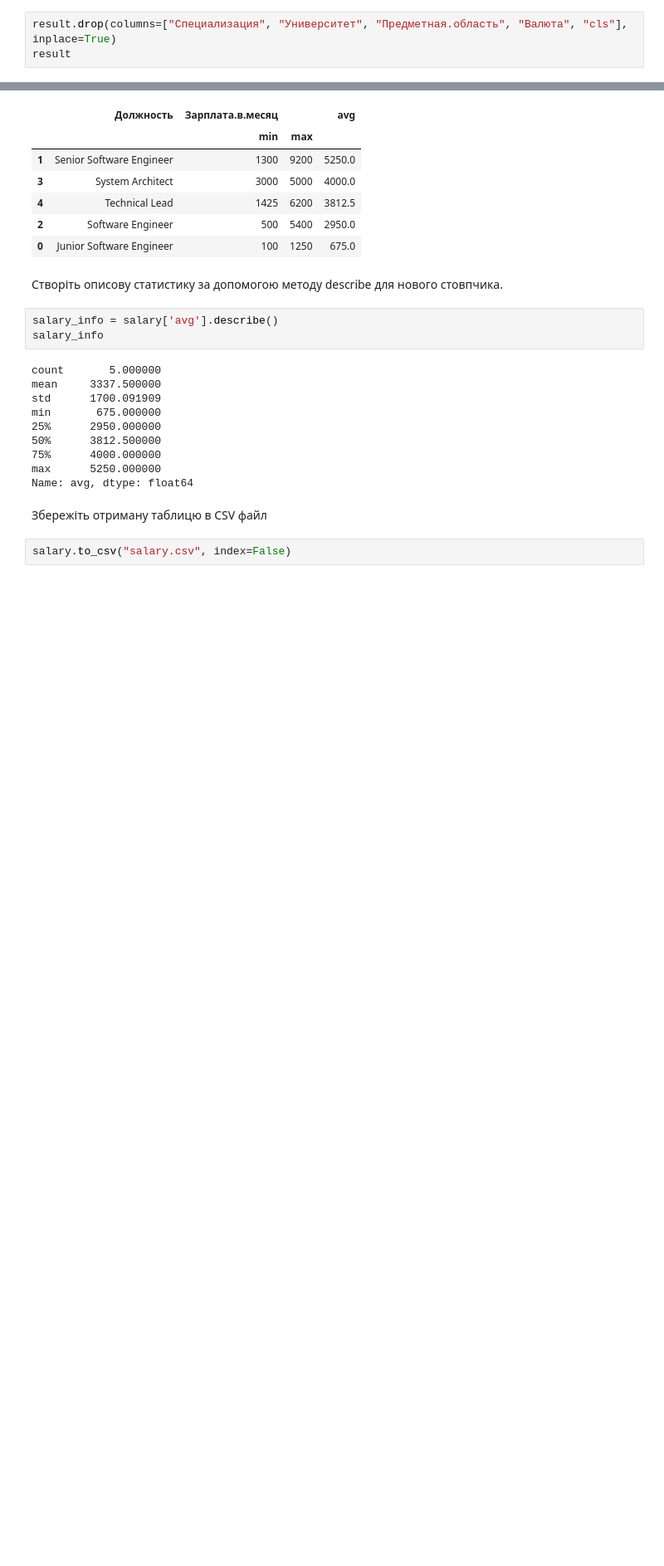
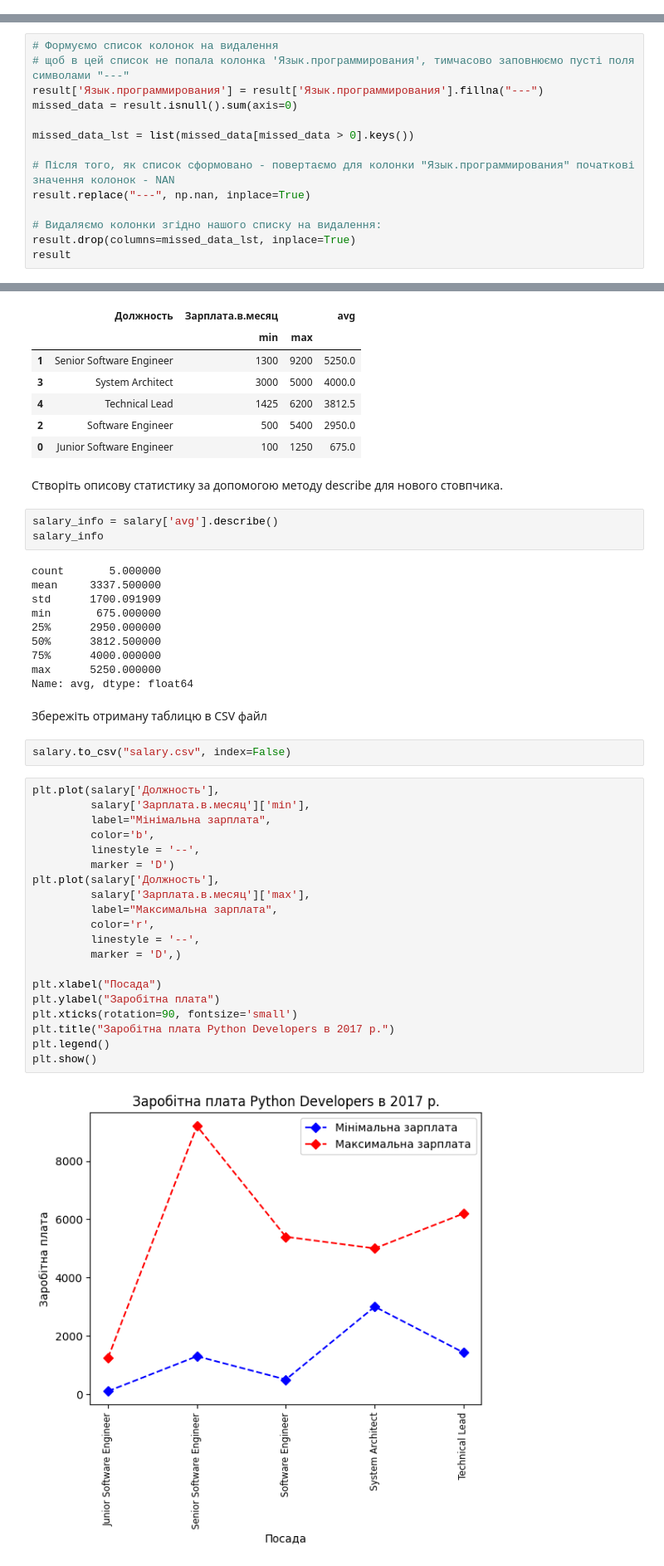
Before and after one commit to OleksandrGnatiuk/python_DS_02, a Jupyter notebook: HW_02_2.ipynb, the cells around one changed output, grey strips where cells are left out. Shown: that part at 83% size. Cells and saved outputs as stored; diff of their text form; blank space fills up the shorter version.

```diff
--- a/HW_02_2.ipynb
+++ b/HW_02_2.ipynb
@@ -90,6 +92,3 @@ cls                                 1574
 dtype: int64
 # %% [markdown]
 Видаліть усі стовпці з пропусками, крім стовпця "Мова програмування"
-# %%
-result.drop(columns=["Специализация", "Университет", "Предметная.область", "Валюта", "cls"], inplace=True)
-result
@@ -109,0 +95,14 @@ result
+# %%
+# Формуємо список колонок на видалення
+# щоб в цей список не попала колонка 'Язык.программирования', тимчасово заповнюємо пусті поля символами "---"
+result['Язык.программирования'] = result['Язык.программирования'].fillna("---")
+missed_data = result.isnull().sum(axis=0)
+
+missed_data_lst = list(missed_data[missed_data > 0].keys())
+
+# Після того, як список сформовано - повертаємо для колонки "Язык.программирования" початкові значення колонок - NAN
+result.replace("---", np.nan, inplace=True)
+
+# Видаляємо колонки згідно нашого списку на видалення:
+result.drop(columns=missed_data_lst, inplace=True)
+result
@@ -252,3 +266,25 @@ Name: avg, dtype: float64
 Збережіть отриману таблицю в CSV файл
 # %%
 salary.to_csv("salary.csv", index=False)
+# %%
+plt.plot(salary['Должность'],
+         salary['Зарплата.в.месяц']['min'],
+         label="Мінімальна зарплата",
+         color='b',
+         linestyle = '--',
+         marker = 'D')
+plt.plot(salary['Должность'],
+         salary['Зарплата.в.месяц']['max'],
+         label="Максимальна зарплата",
+         color='r',
+         linestyle = '--',
+         marker = 'D',)
+
+plt.xlabel("Посада")
+plt.ylabel("Заробітна плата")
+plt.xticks(rotation=90, fontsize='small')
+plt.title("Заробітна плата Python Developers в 2017 р.")
+plt.legend()
+plt.show()
+# %% [output]
+[figure, added]
```
Also changed, not shown: parts of 4 cells of this notebook, 1 other file.
